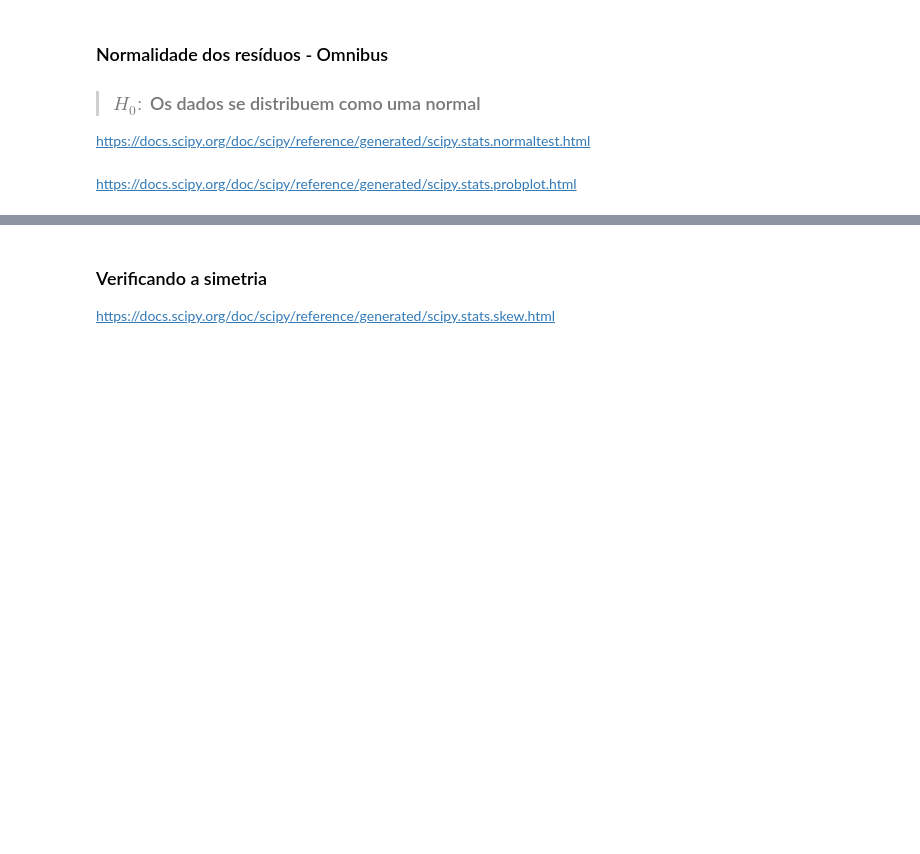
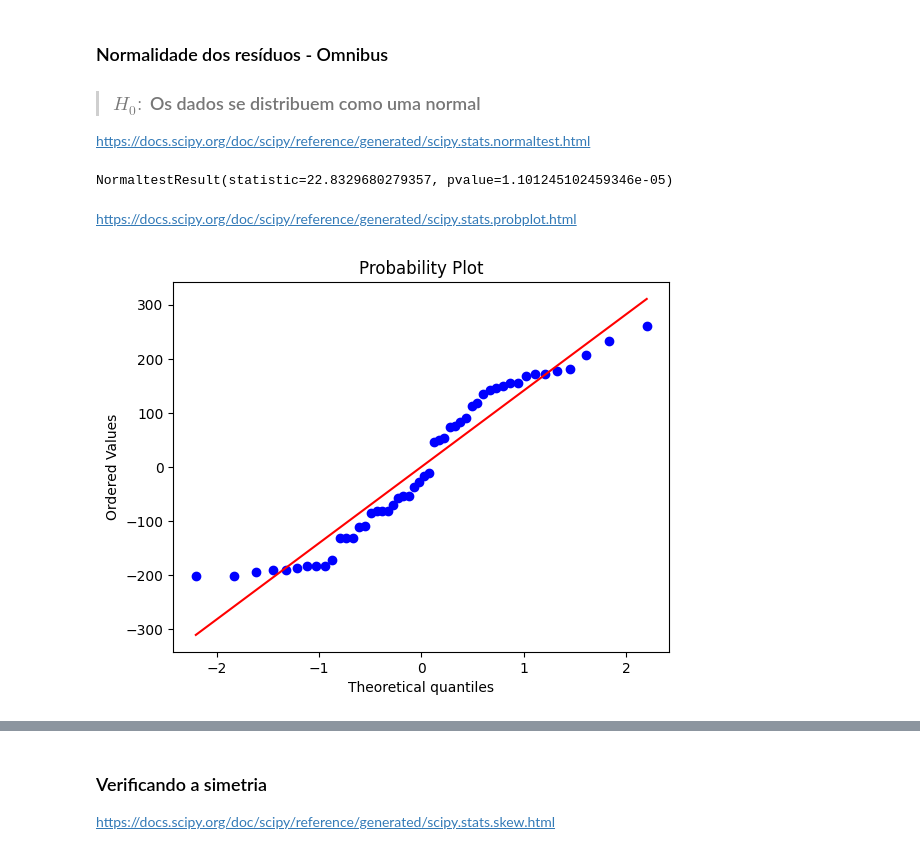
Before and after one commit to fcardosoo/Alura-012-Estatistica-com-Python-Correlacao-e-Regressao, a Jupyter notebook: Curso_de_Estatística_Parte_4.ipynb, the cells around one changed output, grey strips where cells are left out. Saved outputs shown, nothing was run; the diff lists cells and outputs as text; code cells hidden in the pictures; blank space fills up the shorter version.

```diff
--- a/Curso_de_Estatística_Parte_4.ipynb
+++ b/Curso_de_Estatística_Parte_4.ipynb
@@ -1149,3 +1523,10 @@ resultado_regressao.mse_model
 > ### $H_0:$ Os dados se distribuem como uma normal
 
 https://docs.scipy.org/doc/scipy/reference/generated/scipy.stats.normaltest.html
+# %%
+# P-valor <= 0.05 assume-se que a distribuição dos resíduos NÃO assume uma forma normal
+from scipy.stats import normaltest
+
+normaltest(dataset.Residuos)
+# %% [output]
+NormaltestResult(statistic=22.8329680279357, pvalue=1.101245102459346e-05)
@@ -1152,2 +1535,12 @@ https://docs.scipy.org/doc/scipy/reference/generated/scipy.stats.normaltest.html
 # %% [markdown]
 https://docs.scipy.org/doc/scipy/reference/generated/scipy.stats.probplot.html
+# %%
+from scipy.stats import probplot
+import matplotlib.pyplot as plt
+
+# O probplot retorna um array de 4 posições que no momento não nos interessa e serao armazenados em variáveis temporárias
+# enquanto que o gráfico será exibido
+
+(_, (_, _, _)) = probplot(dataset.Residuos, plot = plt)
+# %% [output]
+[figure, added]
```
Also changed, not shown: parts of 91 cells of this notebook.
